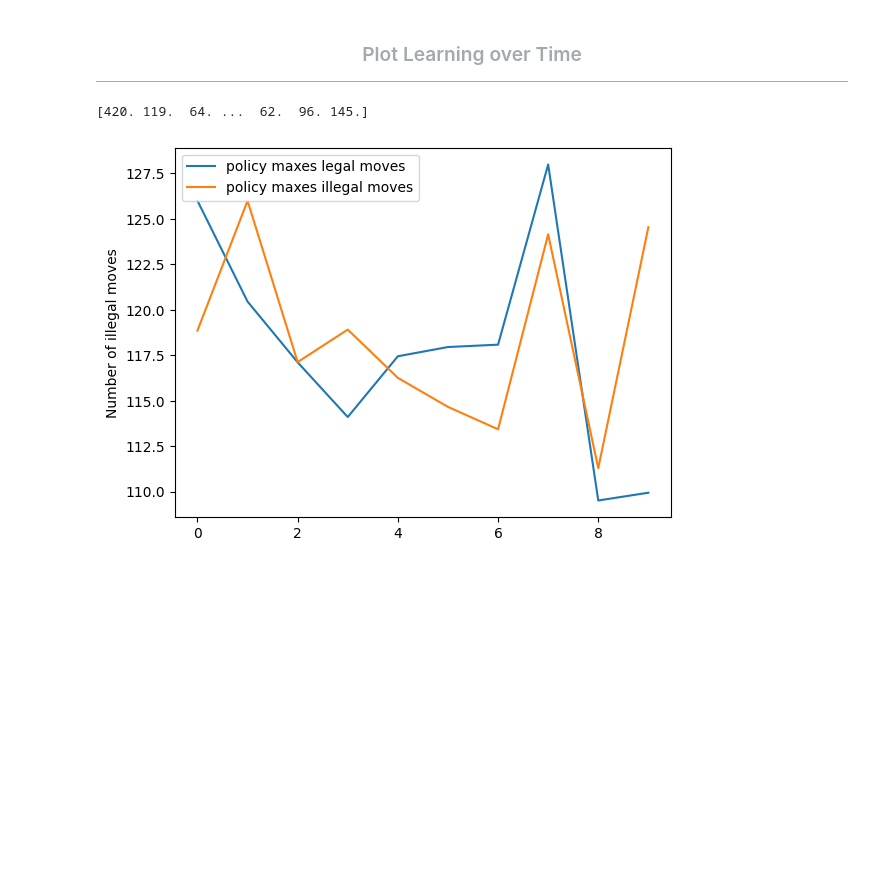
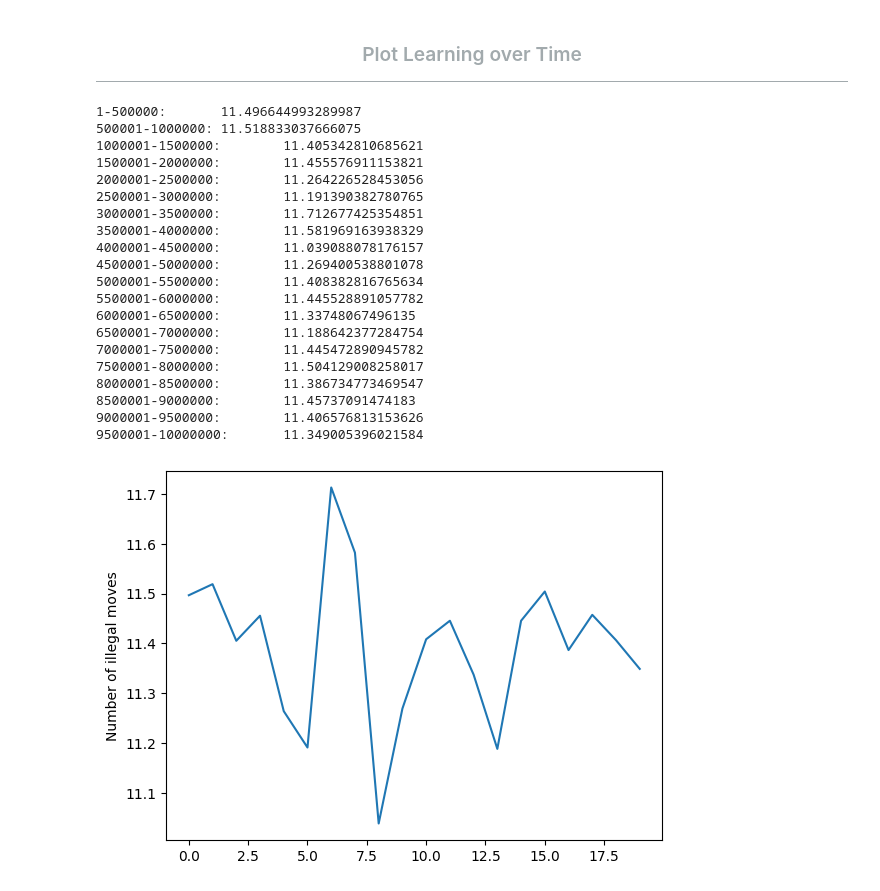
Before and after one commit to scottcd/deep-q-network, a Jupyter notebook: analysis.ipynb, the cells around one changed output. Drawn from its saved outputs; the diff is of its cells as text; code cells hidden in the pictures; blank space fills up the shorter version.

```diff
--- a/analysis.ipynb
+++ b/analysis.ipynb
@@ -12,8 +12,8 @@
 # %%
 import pandas as pd
 
-csv_file = 'stats.csv'
+csv_file = 'legal-1layer-stats.csv'
 
 
-df = pd.read_csv(f'out/{csv_file}')
+df = pd.read_csv(f'out/{csv_file}', index_col=0)
 df
@@ -221,32 +38,47 @@ plt.show()
         Plot Learning over Time
     </h3>
 </div>
-# %%
-# n = group size
-amount = 5000
-n = 500
-
-legal_values_01 = df[(df['IllegalMoveReward'] == -1000) &
-                     (df['LearningRate'] == 0.1)].values[-amount:, 0]
-legal_averages = [sum(legal_values_01[i:i+n]) /
-            n for i in range(0, len(legal_values_01), n)]
-
-illegal_values_01 = df[(df['IllegalMoveReward'] == 1000)
-                       & (df['LearningRate'] == 0.1)].values[-amount:, 0]
-illegal_averages = [sum(illegal_values_01[i:i+n]) /
-            n for i in range(0, len(illegal_values_01), n)]
-
-print(legal_values_01)
-
-# Create the figure and axis objects
-line = plt.plot(legal_averages)
-line = plt.plot(illegal_averages)
-
-plt.legend(['policy maxes legal moves', 'policy maxes illegal moves'])
-plt.ylabel('Number of illegal moves')
-
-# Show the plot
-plt.show()
-# %% [output]
-[420. 119.  64. ...  62.  96. 145.]
-[figure, removed]
+# %%
+import matplotlib.pyplot as plt
+import numpy as np
+# n = group size
+n = 500000
+
+
+# Create the figure and axis objects
+averages = [df['NumberIllegalMoves'][x:x+n-1].mean()
+            for x in range(1, 5000000, 250000)]
+print(f"Averages {n}:")
+for i, item in enumerate(averages):
+    print(f"{(i*n) + 1}-{(i+1) * n}:\t{item}")
+plt.plot(averages)
+
+plt.ylabel('Number of illegal moves')
+
+# Show the plot
+plt.show()
+
+
+# print(df.groupby(df.index // n)['NumberIllegalMoves'].last())
+# %% [output]
+1-500000:       11.496644993289987
+500001-1000000: 11.518833037666075
+1000001-1500000:        11.405342810685621
+1500001-2000000:        11.455576911153821
+2000001-2500000:        11.264226528453056
+2500001-3000000:        11.191390382780765
+3000001-3500000:        11.712677425354851
+3500001-4000000:        11.581969163938329
+4000001-4500000:        11.039088078176157
+4500001-5000000:        11.269400538801078
+5000001-5500000:        11.408382816765634
+5500001-6000000:        11.445528891057782
+6000001-6500000:        11.33748067496135
+6500001-7000000:        11.188642377284754
+7000001-7500000:        11.445472890945782
+7500001-8000000:        11.504129008258017
+8000001-8500000:        11.386734773469547
+8500001-9000000:        11.45737091474183
+9000001-9500000:        11.406576813153626
+9500001-10000000:       11.349005396021584
+[figure, added]
```
Also changed, not shown: parts of 5 cells of this notebook, 30 other files.
